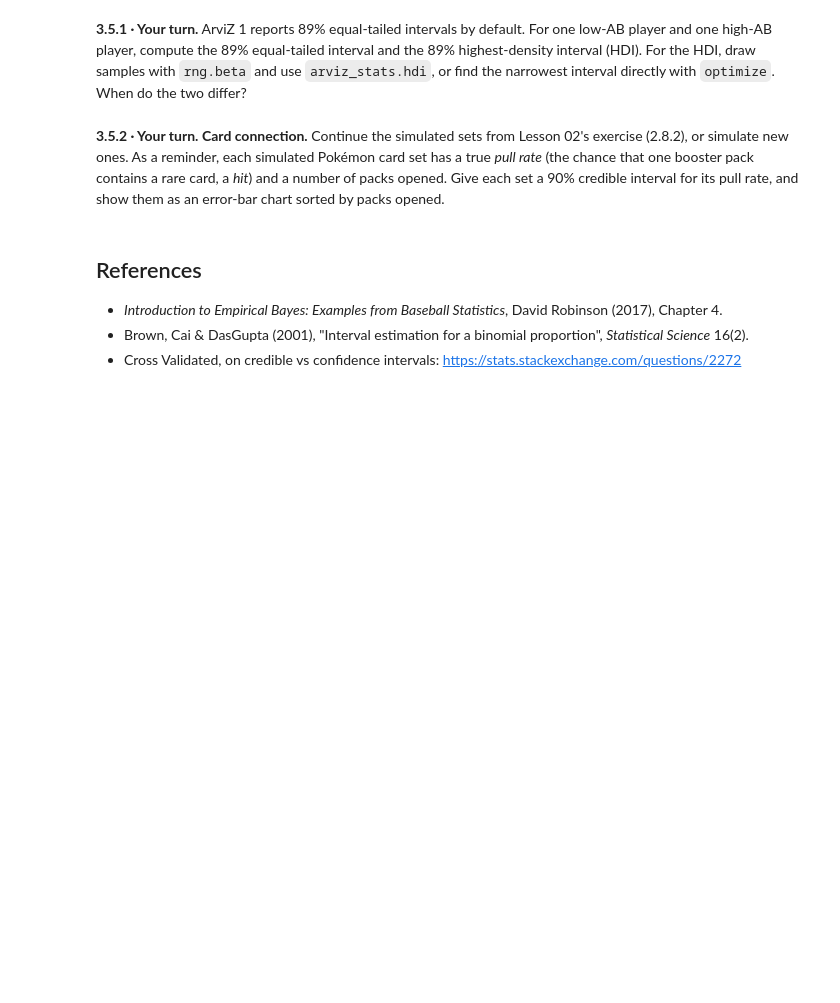
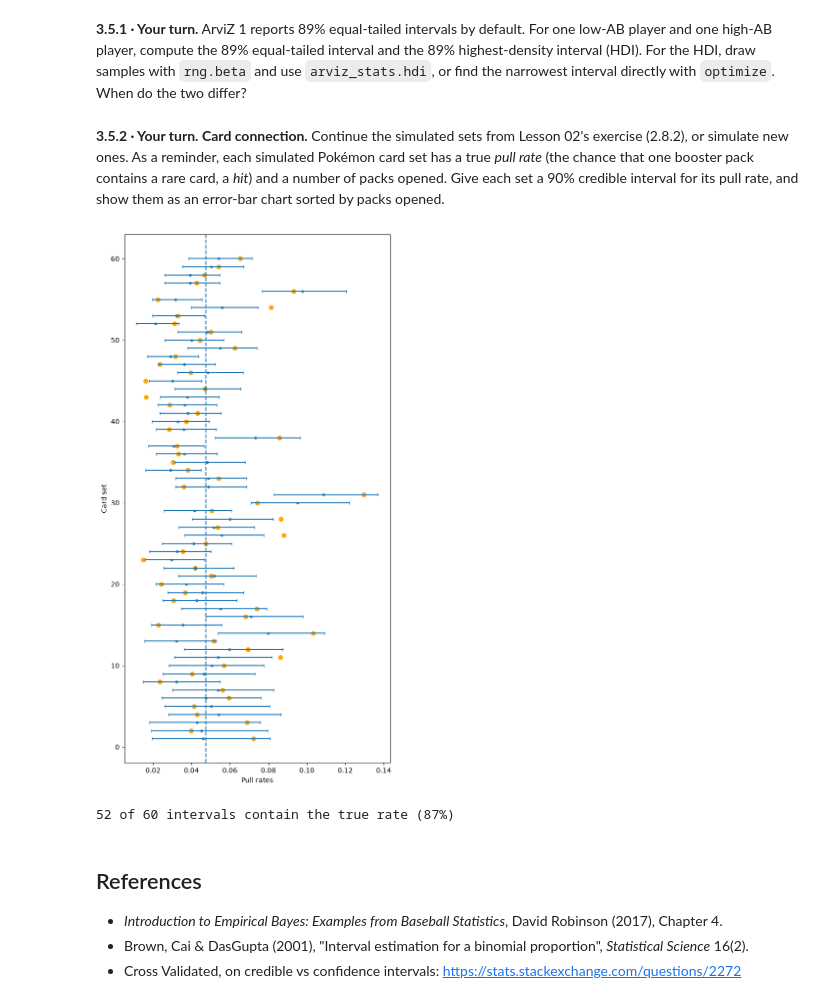
Before and after one commit to jliu771/BayesBaseballCardsandComputers, a Jupyter notebook: empirical_bayes/03_credible_intervals_JLanswers.ipynb, the cells around one changed output. Drawn from its saved outputs; the diff is of its cells as text; code cells hidden in the pictures; blank space fills up the shorter version.

```diff
--- a/empirical_bayes/03_credible_intervals_JLanswers.ipynb
+++ b/empirical_bayes/03_credible_intervals_JLanswers.ipynb
@@ -172,6 +218,53 @@ So the Jeffreys interval is a credible interval with the nearly flat prior Beta(
 **3.5.2 · Your turn.** **Card connection.** Continue the simulated sets from Lesson 02's exercise (2.8.2), or simulate new ones. As a reminder, each simulated Pokémon card set has a true *pull rate* (the chance that one booster pack contains a rare card, a *hit*) and a number of packs opened. Give each set a 90% credible interval for its pull rate, and show them as an error-bar chart sorted by packs opened.
 # %%
 # 3.5.2 · Your code here
+# Synthetic set dataframe construction
+setID = np.arange(1, 61, 1)
+sets = pd.DataFrame()
+
+sets['setID'] = setID
+sets['packs'] = rng.integers(3, 401, 60)
+sets['true_pullrate'] = rng.beta(4, 76, 60)
+sets['hits'] = rng.binomial(sets.packs, sets.true_pullrate)
+sets['sim_rate'] = (sets.hits/sets.packs)
+sets = sets.sort_values('packs', ascending = False)
+
+#Fitting
+def neg_log_lik(params, H, AB):
+    log_a, log_b = params
+    a, b = np.exp(log_a), np.exp(log_b)
+    bbsum = stats.betabinom.logpmf(H, AB, a, b).sum()
+    return -bbsum
+
+res2 = optimize.minimize(neg_log_lik, x0=np.log([1, 10]), args=(sets.hits, sets.packs), method="Nelder-Mead")
+alpha_pull, beta_pull = np.exp(res2.x)
+
+#Updating
+sets['eb_estimate'] = ((sets.hits+ alpha_pull) / (sets.packs + alpha_pull + beta_pull))
+sets['alpha1'] = sets.hits + alpha_pull
+sets['beta1'] = beta_pull + sets.packs - sets.hits
+sets['low'] = stats.beta(sets.alpha1, sets.beta1).ppf(0.05)
+sets['high'] = stats.beta(sets.alpha1, sets.beta1).ppf(0.95)
+
+#Plotting
+y = np.arange(len(sets), 0, -1)
+xerr_CI = [sets.eb_estimate - sets.low,
+        sets.high - sets.eb_estimate]
+
+plt.figure(figsize=(7, 14))   # (width, height) in inches
+plt.errorbar(sets.eb_estimate, y, xerr = xerr_CI, fmt="o", capsize=2, markersize = 3)
+plt.scatter(sets.true_pullrate, y, color = 'orange')
+plt.axvline(alpha_pull / (alpha_pull + beta_pull), ls="--")
+plt.xlabel('Pull rates')
+plt.ylabel('Card set')
+plt.show()
+# %% [output]
+[figure, added]
+# %%
+inside = (sets.low <= sets.true_pullrate) & (sets.true_pullrate <= sets.high)
+print(f"{inside.sum()} of {len(sets)} intervals contain the true rate ({inside.mean():.0%})")
+# %% [output]
+52 of 60 intervals contain the true rate (87%)
 # %% [markdown]
 ## References
 
```
Also changed, not shown: parts of 4 cells of this notebook, 2 other files.
